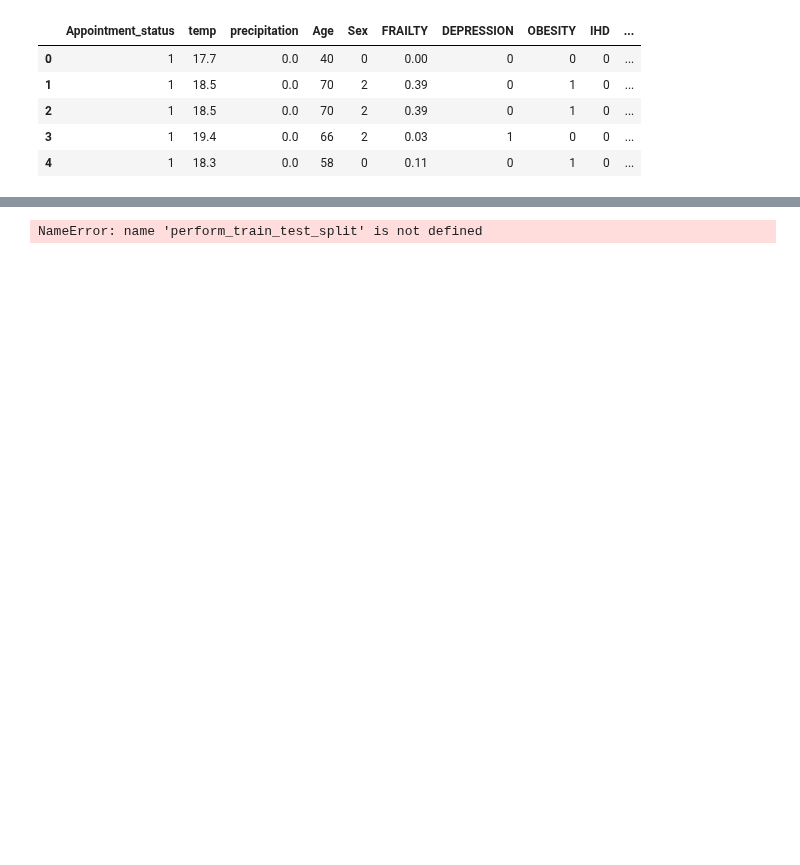
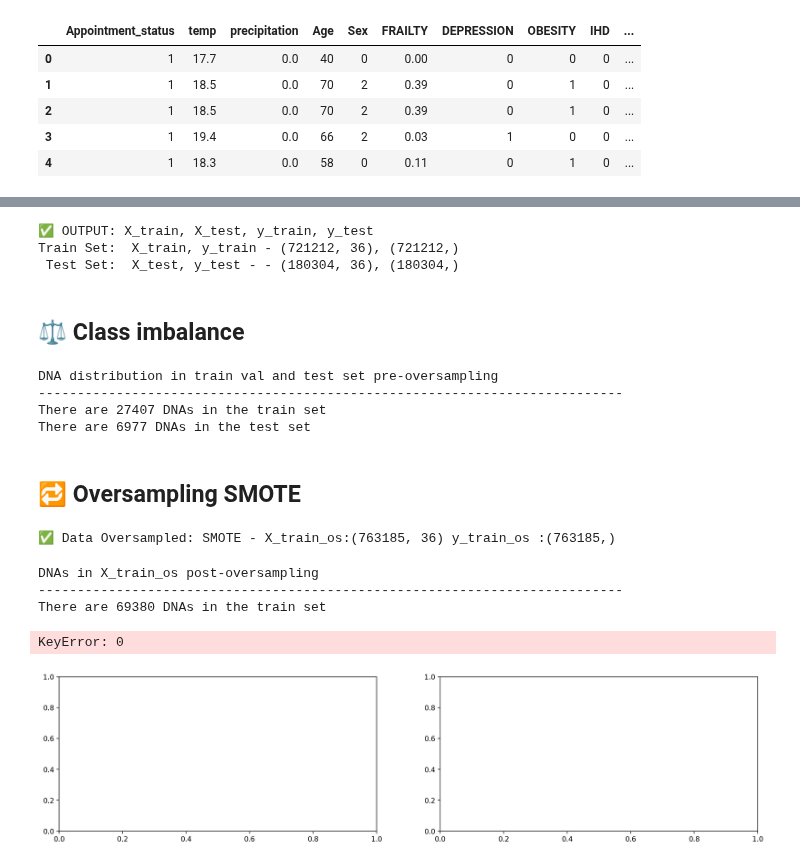
Before and after one commit to janduplessis883/project-showupforhealth, a Jupyter notebook: notebooks/Jan-Machine-Learning.ipynb, the cells around one changed output, grey strips where cells are left out. Saved outputs shown, nothing was run; the diff lists cells and outputs as text; code cells hidden in the pictures; blank space fills up the shorter version.

```diff
--- a/notebooks/Jan-Machine-Learning.ipynb
+++ b/notebooks/Jan-Machine-Learning.ipynb
@@ -49,4 +54,47 @@ NameError: name 'define_X_y' is not defined
 # %%
-perform_train_test_split(X, y)
+X_train, X_test, y_train, y_test = perform_train_test_split(X, y)
 # %% [output]
-NameError: name 'perform_train_test_split' is not defined
+✅ OUTPUT: X_train, X_test, y_train, y_test
+Train Set:  X_train, y_train - (721212, 36), (721212,)
+ Test Set:  X_test, y_test - - (180304, 36), (180304,)
+# %% [markdown]
+## ⚖️ Class imbalance
+# %%
+print("DNA distribution in train val and test set pre-oversampling")
+print("-"*75)
+print(f"There are {pd.Series(y_train).value_counts()[0]} DNAs in the train set")
+print(f"There are {pd.Series(y_test).value_counts()[0]} DNAs in the test set")
+# %% [output]
+DNA distribution in train val and test set pre-oversampling
+---------------------------------------------------------------------------
+There are 27407 DNAs in the train set
+There are 6977 DNAs in the test set
+# %% [markdown]
+## 🔁 Oversampling SMOTE
+# %%
+X_train_os, y_train_os = oversample_with_smote(X_train, y_train, sampling_strategy=0.1)
+# %% [output]
+✅ Data Oversampled: SMOTE - X_train_os:(763185, 36) y_train_os :(763185,)
+# %%
+print("DNAs in X_train_os post-oversampling")
+print("-"*75)
+print(f"There are {pd.Series(y_train_os).value_counts()[0]} DNAs in the train set")
+# %% [output]
+DNAs in X_train_os post-oversampling
+---------------------------------------------------------------------------
+There are 69380 DNAs in the train set
+# %%
+fig, ax = plt.subplots(1, 2, figsize=(18,4))
+
+''' Before rebalancing classes'''
+
+sns.countplot(y_train, ax=ax[0], color='#2c738f')
+ax[0].set_title('Y_train before balancing', fontsize=14)
+
+''' After rebalancing classes'''
+
+sns.countplot(y_train_os, ax=ax[1], color='#06aed5')
+ax[1].set_title('Y_train_os after balancing', fontsize=14);
+# %% [output]
+KeyError: 0
+[figure, added]
```
Also changed, not shown: parts of 5 cells of this notebook, 1 other file.
